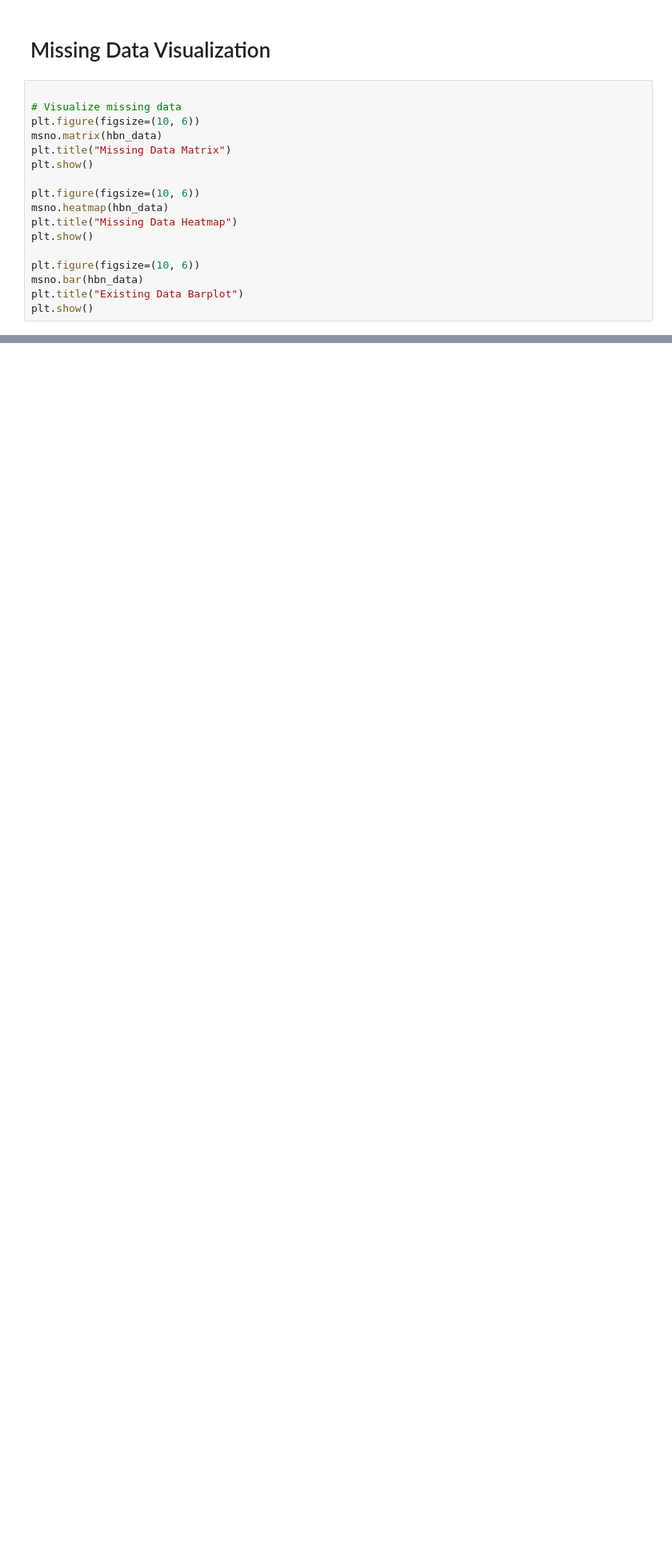
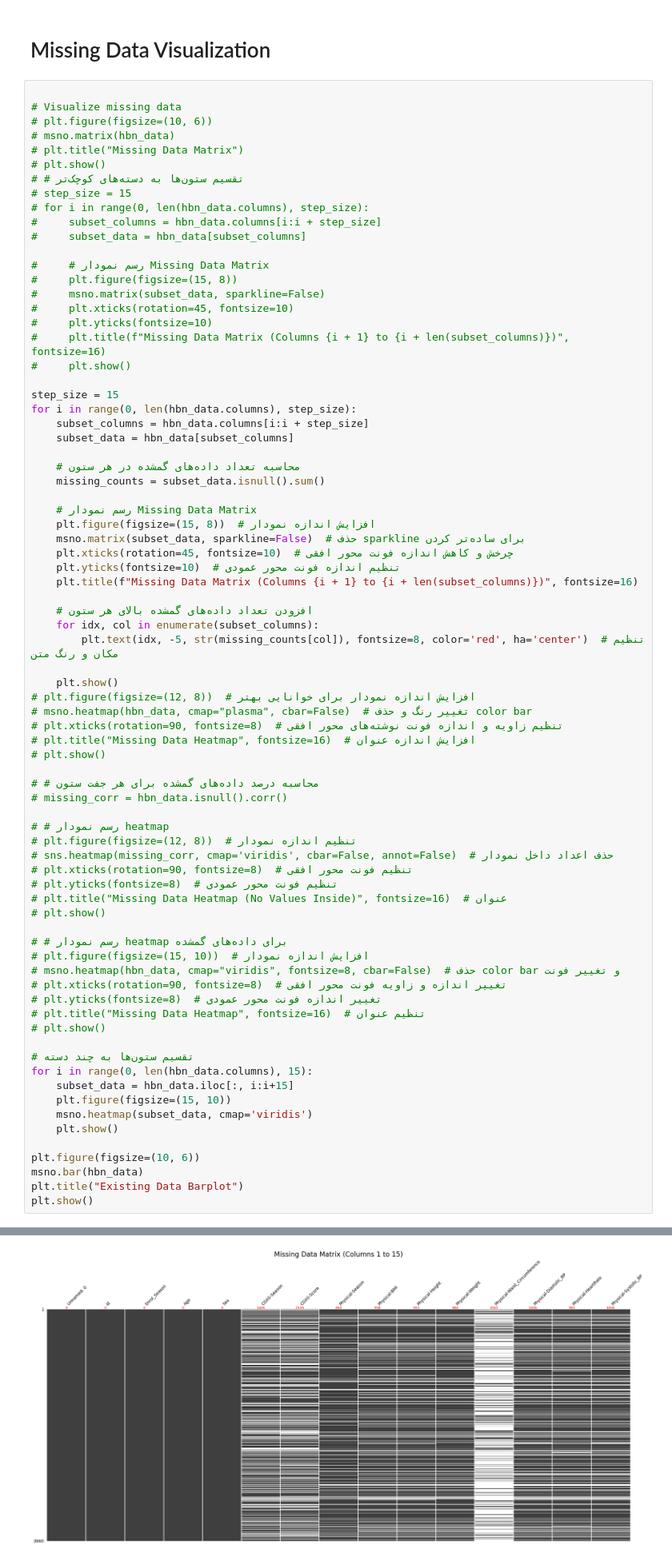
Before and after one commit to Javad1942/Group-2-QBC8, a Jupyter notebook: Stats_Analysis_Structured.ipynb, the cells around one changed output, grey strips where cells are left out. Shown at 80% size. Drawn from its saved outputs; the diff is of its cells as text; blank space fills up the shorter version.

Commit message:
figures done

```diff
--- a/Stats_Analysis_Structured.ipynb
+++ b/Stats_Analysis_Structured.ipynb
@@ -30,17 +98,78 @@ print(hbn_data.info())
 # %%
 
 # Visualize missing data
-plt.figure(figsize=(10, 6))
-msno.matrix(hbn_data)
-plt.title("Missing Data Matrix")
-plt.show()
+# plt.figure(figsize=(10, 6))
+# msno.matrix(hbn_data)
+# plt.title("Missing Data Matrix")
+# plt.show()
+# # تقسیم ستون‌ها به دسته‌های کوچک‌تر
+# step_size = 15
+# for i in range(0, len(hbn_data.columns), step_size):
+#     subset_columns = hbn_data.columns[i:i + step_size]
+#     subset_data = hbn_data[subset_columns]
 
-plt.figure(figsize=(10, 6))
-msno.heatmap(hbn_data)
-plt.title("Missing Data Heatmap")
-plt.show()
+#     # رسم نمودار Missing Data Matrix
+#     plt.figure(figsize=(15, 8))
+#     msno.matrix(subset_data, sparkline=False)
+#     plt.xticks(rotation=45, fontsize=10)
+#     plt.yticks(fontsize=10)
+#     plt.title(f"Missing Data Matrix (Columns {i + 1} to {i + len(subset_columns)})", fontsize=16)
+#     plt.show()
+
+step_size = 15
+for i in range(0, len(hbn_data.columns), step_size):
+    subset_columns = hbn_data.columns[i:i + step_size]
+    subset_data = hbn_data[subset_columns]
+
+    # محاسبه تعداد داده‌های گمشده در هر ستون
+    missing_counts = subset_data.isnull().sum()
+
+    # رسم نمودار Missing Data Matrix
+    plt.figure(figsize=(15, 8))  # افزایش اندازه نمودار
+    msno.matrix(subset_data, sparkline=False)  # حذف sparkline برای ساده‌تر کردن
+    plt.xticks(rotation=45, fontsize=10)  # چرخش و کاهش اندازه فونت محور افقی
+    plt.yticks(fontsize=10)  # تنظیم اندازه فونت محور عمودی
+    plt.title(f"Missing Data Matrix (Columns {i + 1} to {i + len(subset_columns)})", fontsize=16)
+
+    # افزودن تعداد داده‌های گمشده بالای هر ستون
+    for idx, col in enumerate(subset_columns):
+        plt.text(idx, -5, str(missing_counts[col]), fontsize=8, color='red', ha='center')  # تنظیم مکان و رنگ متن
+
+    plt.show()
+# plt.figure(figsize=(12, 8))  # افزایش اندازه نمودار برای خوانایی بهتر
+# msno.heatmap(hbn_data, cmap="plasma", cbar=False)  # تغییر رنگ و حذف color bar
+# plt.xticks(rotation=90, fontsize=8)  # تنظیم زاویه و اندازه فونت نوشته‌های محور افقی
+# plt.title("Missing Data Heatmap", fontsize=16)  # افزایش اندازه عنوان
+# plt.show()
+
+# # محاسبه درصد داده‌های گمشده برای هر جفت ستون
+# missing_corr = hbn_data.isnull().corr()
+
+# # رسم نمودار heatmap
+# plt.figure(figsize=(12, 8))  # تنظیم اندازه نمودار
+# sns.heatmap(missing_corr, cmap='viridis', cbar=False, annot=False)  # حذف اعداد داخل نمودار
+# plt.xticks(rotation=90, fontsize=8)  # تنظیم فونت محور افقی
+# plt.yticks(fontsize=8)  # تنظیم فونت محور عمودی
+# plt.title("Missing Data Heatmap (No Values Inside)", fontsize=16)  # عنوان
+# plt.show()
+
+# # رسم نمودار heatmap برای داده‌های گمشده
+# plt.figure(figsize=(15, 10))  # افزایش اندازه نمودار
+# msno.heatmap(hbn_data, cmap="viridis", fontsize=8, cbar=False)  # حذف color bar و تغییر فونت
+# plt.xticks(rotation=90, fontsize=8)  # تغییر اندازه و زاویه فونت محور افقی
+# plt.yticks(fontsize=8)  # تغییر اندازه فونت محور عمودی
+# plt.title("Missing Data Heatmap", fontsize=16)  # تنظیم عنوان
+# plt.show()
+
+# تقسیم ستون‌ها به چند دسته
+for i in range(0, len(hbn_data.columns), 15):
+    subset_data = hbn_data.iloc[:, i:i+15]
+    plt.figure(figsize=(15, 10))
+    msno.heatmap(subset_data, cmap='viridis')
+    plt.show()
 
 plt.figure(figsize=(10, 6))
 msno.bar(hbn_data)
 plt.title("Existing Data Barplot")
 plt.show()
+# %% [output]
@@ -46,0 +177 @@ plt.show()
+[figure, added]
```
Also changed, not shown: parts of 15 cells of this notebook.
